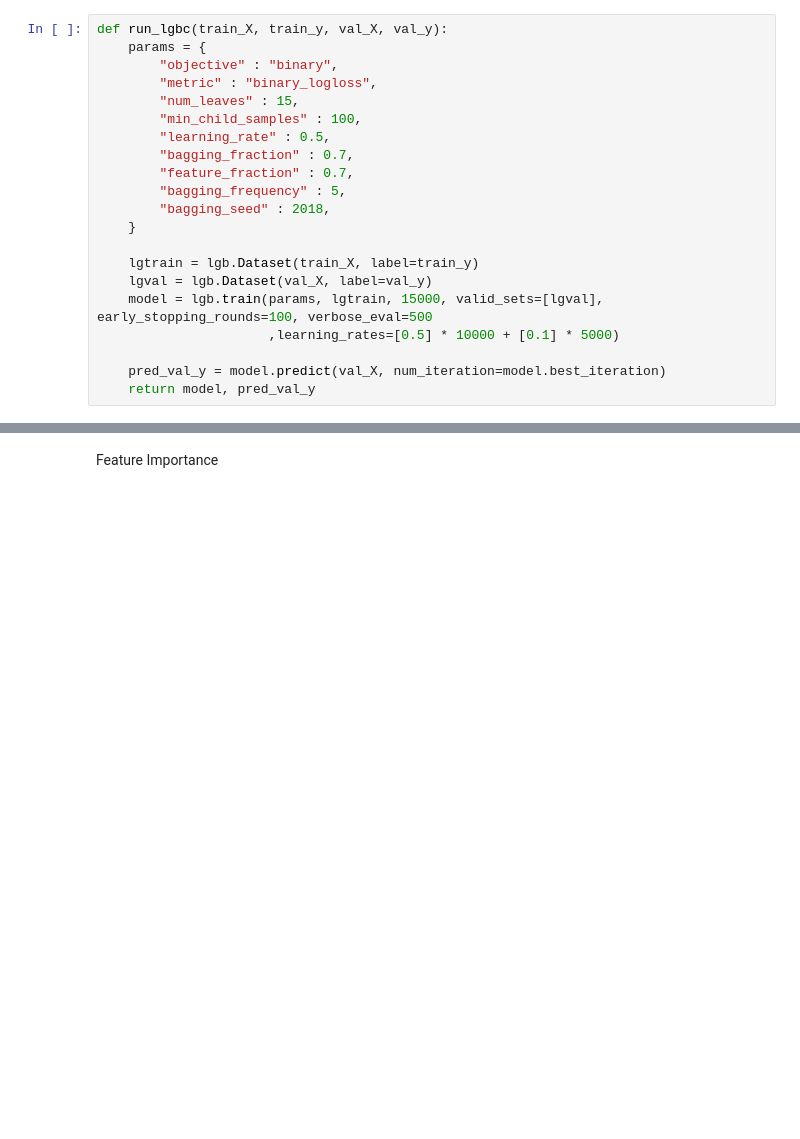
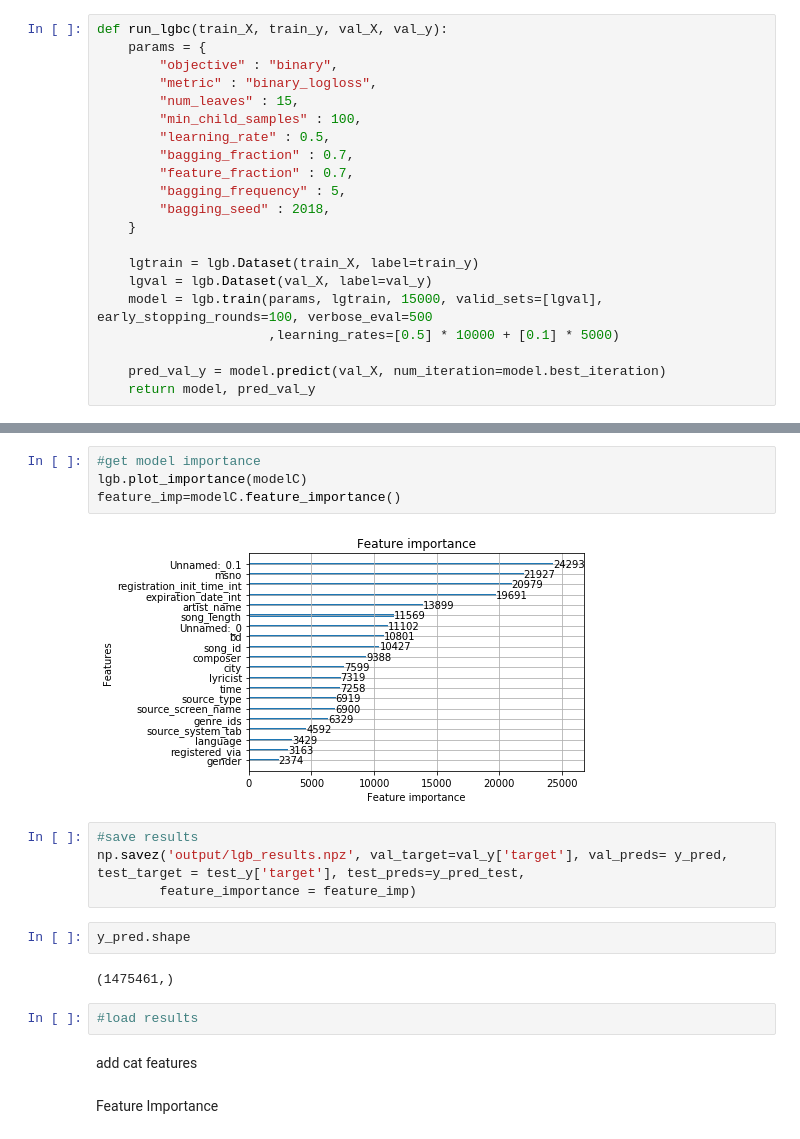
Before and after one commit to yunrulovescoding/CS229, a Jupyter notebook: LightGBM-finetune.ipynb, the cells around one changed output, grey strips where cells are left out. Saved outputs shown, nothing was run; the diff lists cells and outputs as text; blank space fills up the shorter version.

```diff
--- a/LightGBM-finetune.ipynb
+++ b/LightGBM-finetune.ipynb
@@ -166,3 +193,21 @@ weighted avg       0.73      0.73      0.73   1475461
+# %%
+#get model importance
+lgb.plot_importance(modelC)
+feature_imp=modelC.feature_importance()
+# %% [output]
+[figure, added]
+# %%
+#save results
+np.savez('output/lgb_results.npz', val_target=val_y['target'], val_preds= y_pred, test_target = test_y['target'], test_preds=y_pred_test,
+        feature_importance = feature_imp)
+# %%
+y_pred.shape
+# %% [output]
+(1475461,)
+# %%
+#load results
+# %% [markdown]
+add cat features
 # %% [markdown]
 Feature Importance
 # %%
```
Also changed, not shown: parts of 3 cells of this notebook, 7 other files.
